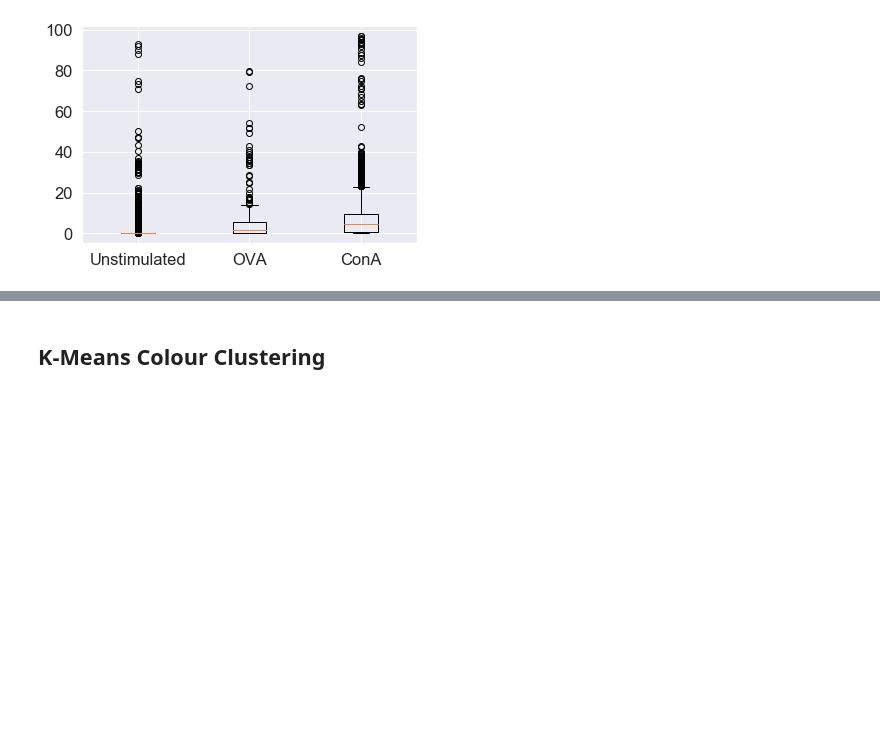
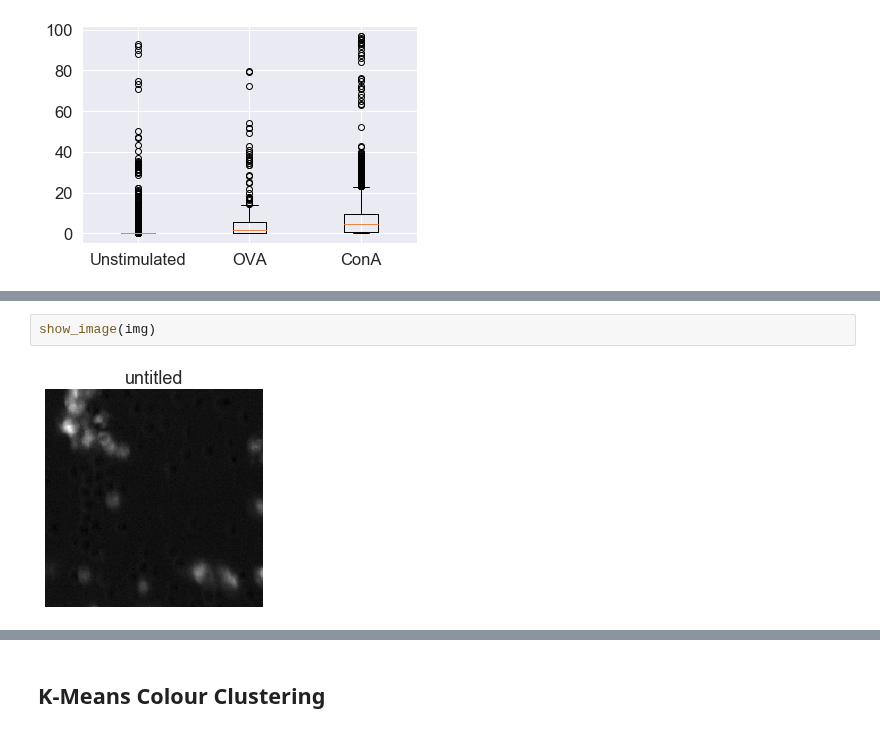
Before and after one commit to leonore/deep-learning-for-immune-cells, a Jupyter notebook: src/image_segmentation.ipynb, the cells around one changed output, grey strips where cells are left out. Cells and saved outputs as stored; diff of their text form; blank space fills up the shorter version.

```diff
--- a/src/image_segmentation.ipynb
+++ b/src/image_segmentation.ipynb
@@ -146,0 +172,4 @@ xticks = plt.xticks([1,2,3], ["Unstimulated", "OVA", "ConA"])
+# %%
+show_image(img)
+# %% [output]
+[figure, added]
```
Also changed, not shown: parts of 13 cells of this notebook.
